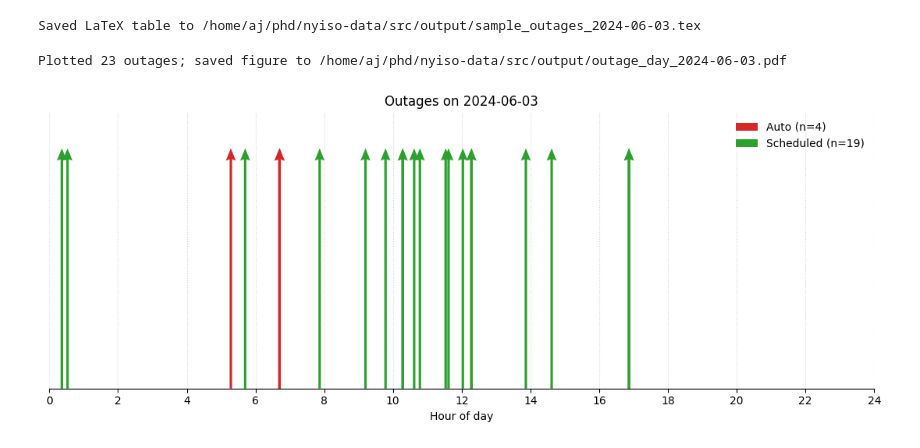
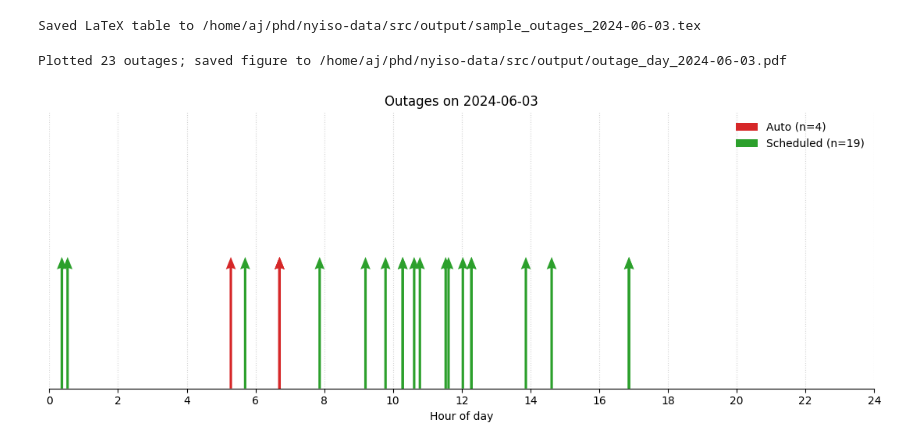
Before and after one commit to mohamad-hasan-sohan-ajini/predictive-maintenance, a Jupyter notebook: src/sample_processed_data.ipynb, the cells around one changed output. Drawn from its saved outputs; the diff is of its cells as text; code cells hidden in the pictures.

Commit message:
Scale the y axis

```diff
--- a/src/sample_processed_data.ipynb
+++ b/src/sample_processed_data.ipynb
@@ -108,33 +108,33 @@ for outage_type, style in styles.items():
         color=style["color"],
         angles="xy",
         scale_units="xy",
-        scale=1,
+        scale=3,
         width=0.003,
         headwidth=4,
         headlength=5,
         headaxislength=4.5,
         pivot="tail",
         label=f'{style["label"]} (n={len(events)})',
         zorder=3,
     )
 
 ax.set(
     xlim=(0, 24),
     xticks=np.arange(0, 25, 2),
     xlabel="Hour of day",
     yticks=[],
-    ylim=(0, 1.15),
+    ylim=(0, 0.7),
     title=f"Outages on {random_date:%Y-%m-%d}",
 )
 ax.grid(axis="x", linestyle=":", alpha=0.55)
 ax.spines[["top", "right", "left"]].set_visible(False)
 ax.legend(loc="upper right", frameon=False)
 fig.tight_layout()
 
 PDF_PATH = OUTPUT_DIR / f"outage_day_{random_date:%Y-%m-%d}.pdf"
 fig.savefig(PDF_PATH, bbox_inches="tight")
 print(f"Plotted {len(day)} outages; saved figure to {PDF_PATH.resolve()}")
 plt.show()
 # %% [output]
 Plotted 23 outages; saved figure to /home/aj/phd/nyiso-data/src/output/outage_day_2024-06-03.pdf
-[figure, old version]
+[figure, new version]
```
